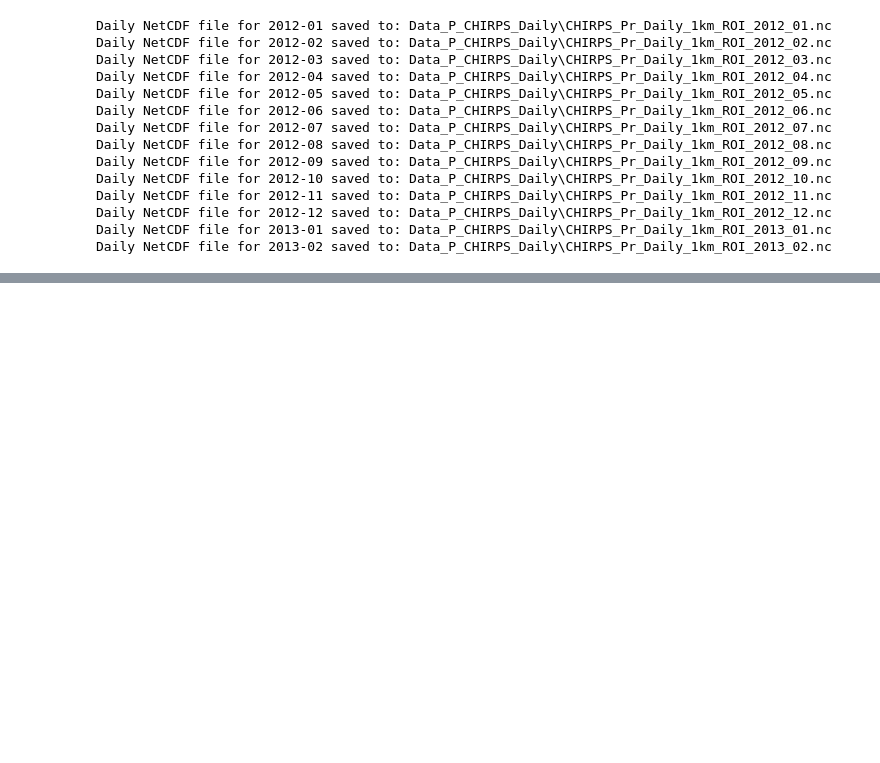
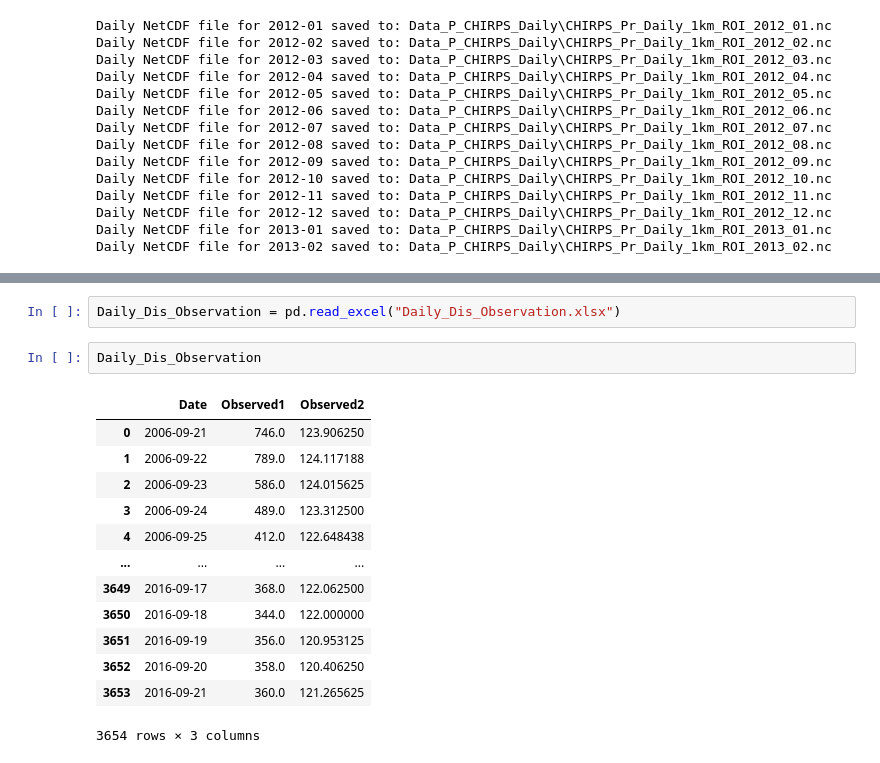
Before and after one commit to AliRezaee86/River_Discharge_Data, a Jupyter notebook: Validation_Data_Discharge.ipynb, the cells around one changed output, grey strips where cells are left out. Saved outputs shown, nothing was run; the diff lists cells and outputs as text; blank space fills up the shorter version.

```diff
--- a/Validation_Data_Discharge.ipynb
+++ b/Validation_Data_Discharge.ipynb
@@ -1650,0 +1761,18 @@ Daily NetCDF file for 2013-02 saved to: Data_P_CHIRPS_Daily\CHIRPS_Pr_Daily_1km_
+# %%
+Daily_Dis_Observation = pd.read_excel("Daily_Dis_Observation.xlsx")
+# %%
+Daily_Dis_Observation
+# %% [output]
+|  | Date | Observed1 | Observed2 |
+| 0 | 2006-09-21 | 746.0 | 123.906250 |
+| 1 | 2006-09-22 | 789.0 | 124.117188 |
+| 2 | 2006-09-23 | 586.0 | 124.015625 |
+| 3 | 2006-09-24 | 489.0 | 123.312500 |
+| 4 | 2006-09-25 | 412.0 | 122.648438 |
+| ... | ... | ... | ... |
+| 3649 | 2016-09-17 | 368.0 | 122.062500 |
+| 3650 | 2016-09-18 | 344.0 | 122.000000 |
+| 3651 | 2016-09-19 | 356.0 | 120.953125 |
+| 3652 | 2016-09-20 | 358.0 | 120.406250 |
+| 3653 | 2016-09-21 | 360.0 | 121.265625 |
+3654 rows × 3 columns
```
Also changed, not shown: parts of 4 cells of this notebook.
